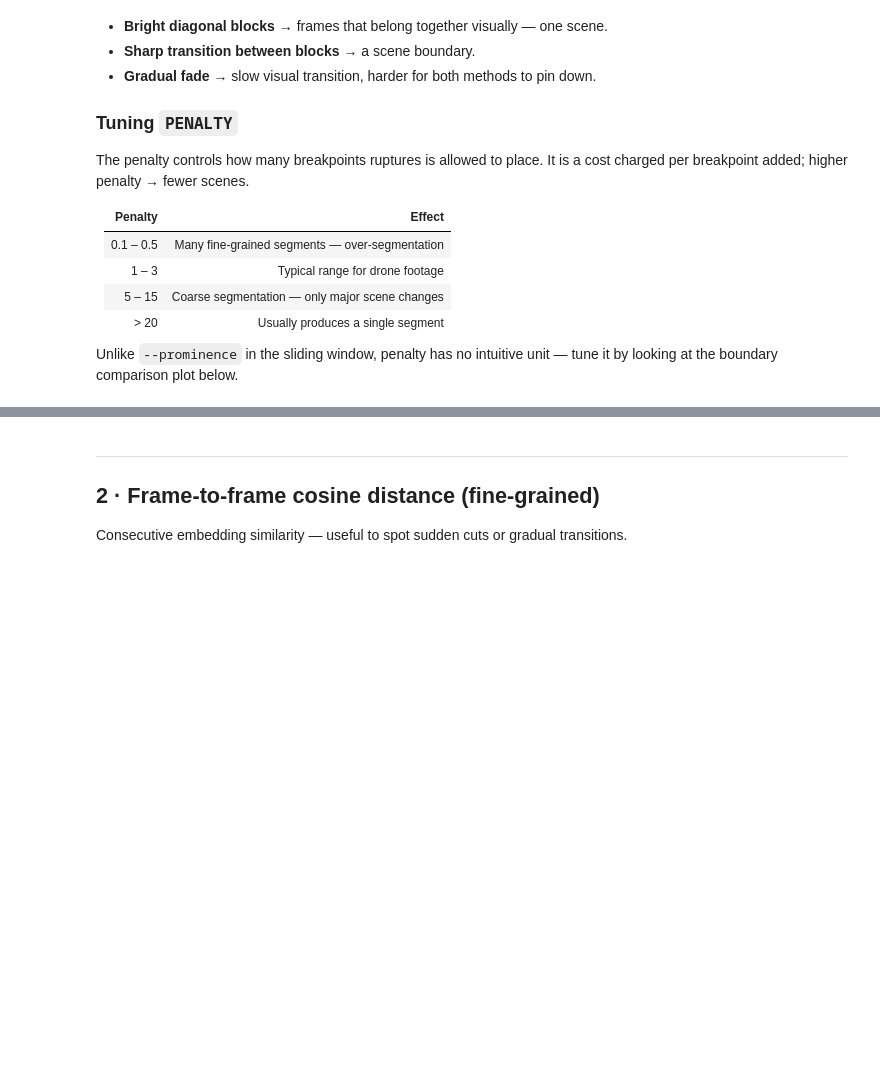
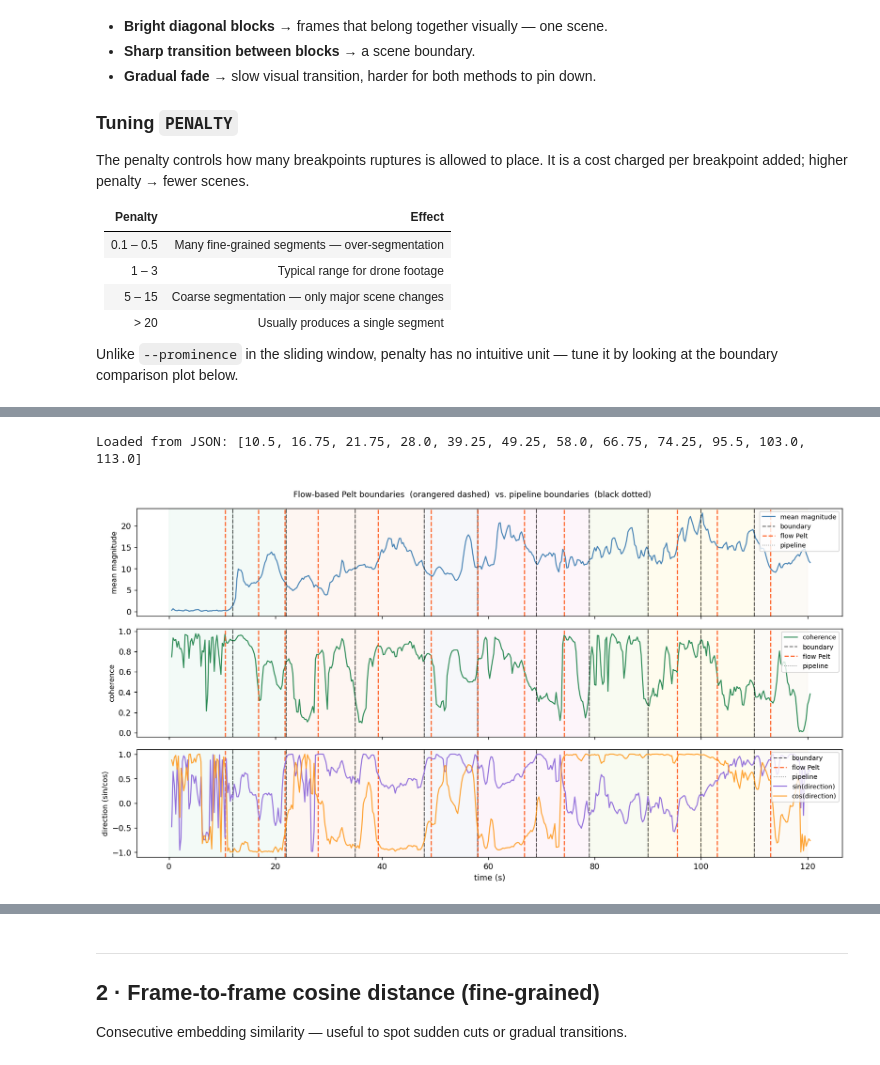
Before and after one commit to n-ploch/ai-video-cutter, a Jupyter notebook: notebooks/analysis_explorer.ipynb, the cells around one changed output, grey strips where cells are left out. Drawn from its saved outputs; the diff is of its cells as text; code cells hidden in the pictures; blank space fills up the shorter version.

```diff
--- a/notebooks/analysis_explorer.ipynb
+++ b/notebooks/analysis_explorer.ipynb
@@ -314,0 +246,66 @@ else:
+# %%
+FLOW_PENALTY = 3.0   # ← tune this
+
+# ── Prefer pre-computed results from JSON; fall back to computing here ──────
+flow_boundaries = data.get("flow_boundaries", None)
+
+if flow_boundaries is None:
+    mag     = flo["mean_magnitude"].values
+    coh     = flo["coherence"].values
+    sin_dir = np.sin(flo["dominant_direction"].values)
+    cos_dir = np.cos(flo["dominant_direction"].values)
+
+    signal = np.column_stack([mag, coh, sin_dir, cos_dir]).astype(float)
+    lo, hi = signal.min(axis=0), signal.max(axis=0)
+    rng = np.where(hi - lo > 0, hi - lo, 1.0)
+    signal_norm = (signal - lo) / rng
+
+    algo = rpt.Pelt(model="rbf").fit(signal_norm)
+    bkps = algo.predict(pen=FLOW_PENALTY)
+    flow_bp_idx  = [b for b in bkps if b < len(flo)]
+    flow_boundaries = flo["timestamp"].iloc[flow_bp_idx].tolist()
+    print(f"Computed in notebook  (pen={FLOW_PENALTY}): {[round(b,2) for b in flow_boundaries]}")
+else:
+    print(f"Loaded from JSON: {[round(b,2) for b in flow_boundaries]}")
+
+# ── Plot: three stacked panels ───────────────────────────────────────────────
+fig, axes = plt.subplots(3, 1, figsize=(13, 7), sharex=True)
+fig.suptitle("Flow-based Pelt boundaries  (orangered dashed)  vs. pipeline boundaries  (black dotted)",
+             fontsize=10)
+
+def _overlay_boundaries(ax):
+    add_scene_bands(ax)
+    for b in flow_boundaries:
+        ax.axvline(b, color="orangered", lw=1.4, ls="--", alpha=0.85,
+                   label="flow Pelt" if b == flow_boundaries[0] else "")
+    for b in boundaries[1:-1]:
+        ax.axvline(b, color="black", lw=0.9, ls=":", alpha=0.45,
+                   label="pipeline" if b == boundaries[1] else "")
+
+# ── Panel 1: mean magnitude ──────────────────────────────────────────────────
+axes[0].plot(flo["timestamp"], flo["mean_magnitude"], color="steelblue", lw=1.3, label="mean magnitude")
+_overlay_boundaries(axes[0])
+axes[0].set_ylabel("mean magnitude", fontsize=9)
+axes[0].legend(fontsize=8, loc="upper right")
+
+# ── Panel 2: coherence ───────────────────────────────────────────────────────
+axes[1].plot(flo["timestamp"], flo["coherence"], color="seagreen", lw=1.3, label="coherence")
+_overlay_boundaries(axes[1])
+axes[1].set_ylabel("coherence", fontsize=9)
+axes[1].legend(fontsize=8, loc="upper right")
+
+# ── Panel 3: dominant direction (sin/cos) ────────────────────────────────────
+_overlay_boundaries(axes[2])
+axes[2].plot(flo["timestamp"], np.sin(flo["dominant_direction"]),
+             color="mediumpurple", lw=1.3, label="sin(direction)")
+axes[2].plot(flo["timestamp"], np.cos(flo["dominant_direction"]),
+             color="darkorange",   lw=1.3, label="cos(direction)", alpha=0.8)
+axes[2].set_ylabel("direction (sin/cos)", fontsize=9)
+axes[2].set_xlabel("time (s)")
+axes[2].legend(fontsize=8, loc="upper right")
+
+plt.tight_layout()
+plt.show()
+# %% [output]
+Loaded from JSON: [10.5, 16.75, 21.75, 28.0, 39.25, 49.25, 58.0, 66.75, 74.25, 95.5, 103.0, 113.0]
+[figure, added]
```
Also changed, not shown: parts of 9 cells of this notebook.
